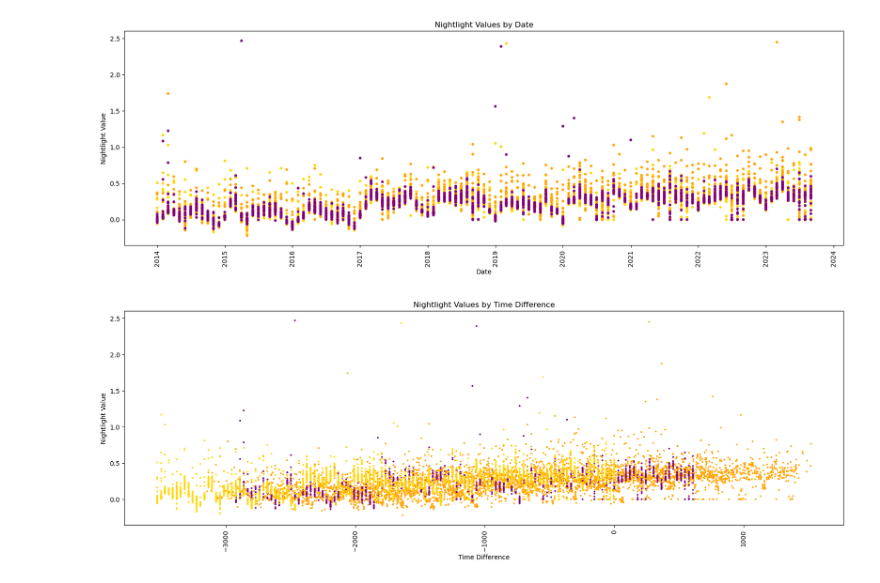
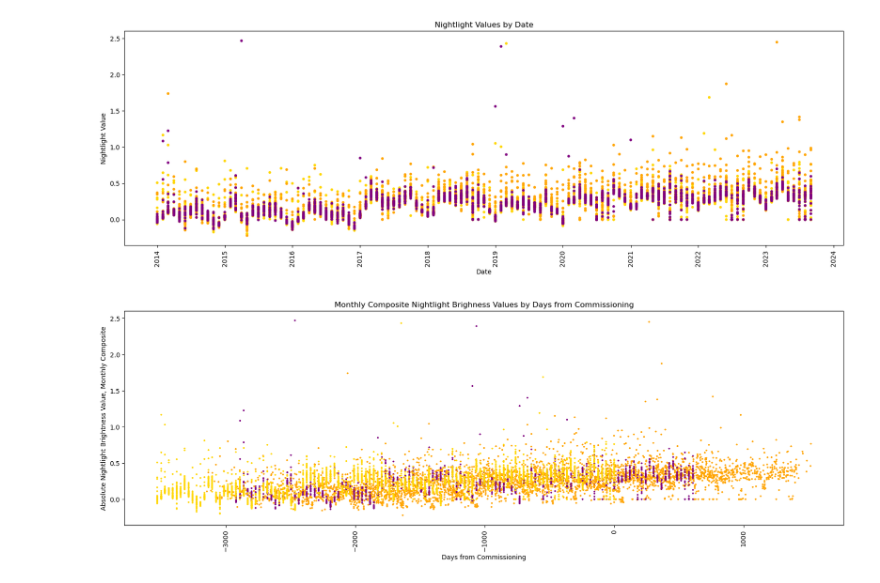
Before and after one commit to geohai/mini-grid-nightlights, a Jupyter notebook: 2_GetNightlightValues.ipynb, the cells around one changed output. Saved outputs shown, nothing was run; the diff lists cells and outputs as text; code cells hidden in the pictures.

Commit message:
ILG tweak final graph

```diff
--- a/2_GetNightlightValues.ipynb
+++ b/2_GetNightlightValues.ipynb
@@ -397,19 +397,19 @@ df = df[~df['site_name'].isin(['Pepel', 'Kainkordu', 'Roten'])]
 # %%
 # create column that takes the difference between image_datetime and datetime_commissioned
 df.loc[df['site_type'] == 'Control', 'date_commissioned'] = '2023-09-01'
 df['datetime_commissioned'] = pd.to_datetime(df['date_commissioned'])
 df['time_diff'] = (df['image_datetime'] - df['datetime_commissioned']).dt.days
 
 # plot the image_values by time_diff with a different color for each site_type
 plt.figure(figsize=(20,6))
-plt.title('Nightlight Values by Time Difference')
-plt.xlabel('Time Difference')
-plt.ylabel('Nightlight Value')
+plt.title('Monthly Composite Nightlight Brighness Values by Days from Commissioning')
+plt.xlabel('Days from Commissioning')
+plt.ylabel('Absolute Nightlight Brightness Value, Monthly Composite')
 # create a scatter plot with different colors for each site type
 colors = {'Control': 'gold', 'PowerGen': 'orange', 'CBIL': 'purple'}
 plt.scatter(df['time_diff'], df['image_value'], s=3, c=df['site_type'].apply(lambda x: colors[x]))
 # rotate the x axis labels
 plt.xticks(rotation=90)
 plt.show()
 # %% [output]
-[figure, old version]
+[figure, new version]
```
